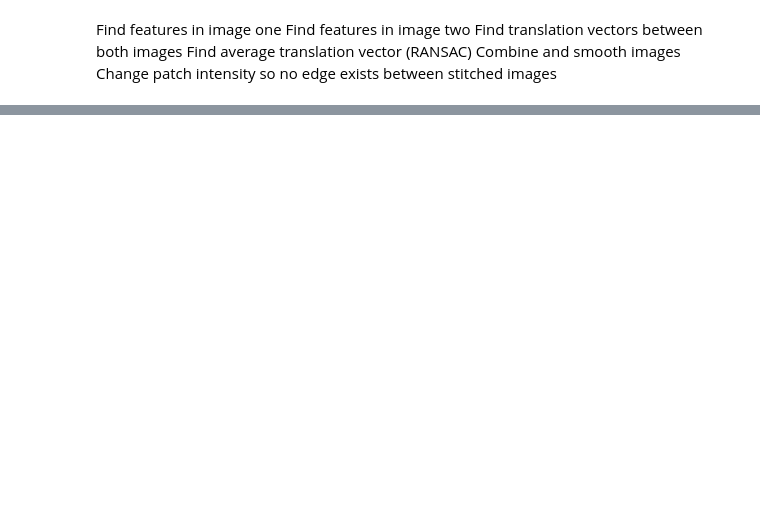
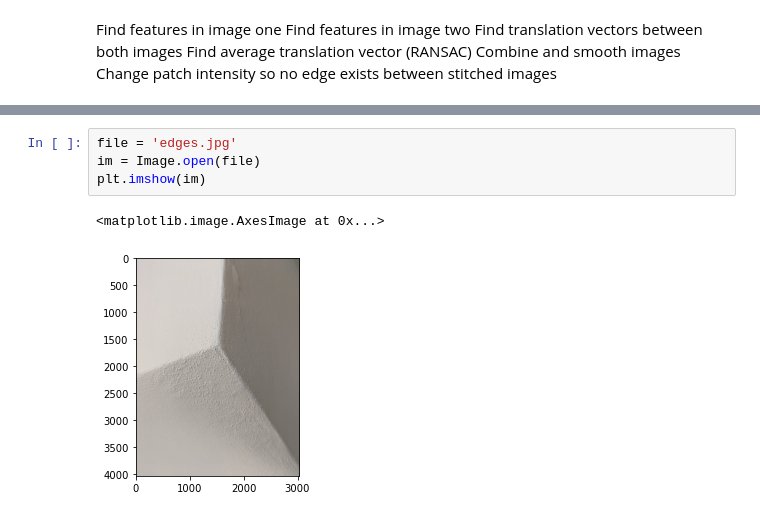
Before and after one commit to Tsmorz/computer-vision, a Jupyter notebook: Project 2/CV Project 2.ipynb, the cells around one changed output, grey strips where cells are left out. Saved outputs shown, nothing was run; the diff lists cells and outputs as text; blank space fills up the shorter version.

Commit message:
added image

```diff
--- a/Project 2/CV Project 2.ipynb
+++ b/Project 2/CV Project 2.ipynb
@@ -208,0 +217,7 @@ Change patch intensity so no edge exists between stitched images
+# %%
+file = 'edges.jpg'
+im = Image.open(file)
+plt.imshow(im)
+# %% [output]
+<matplotlib.image.AxesImage at 0x...>
+[figure, added]
```
Also changed, not shown: parts of 8 cells of this notebook.
